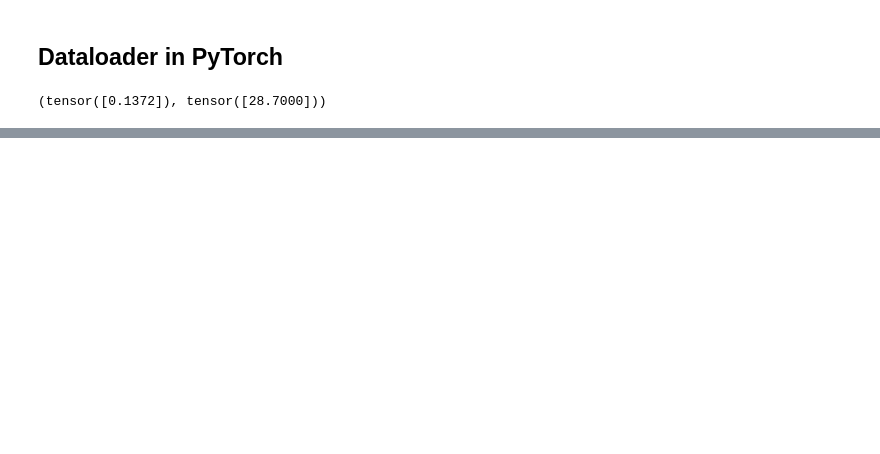
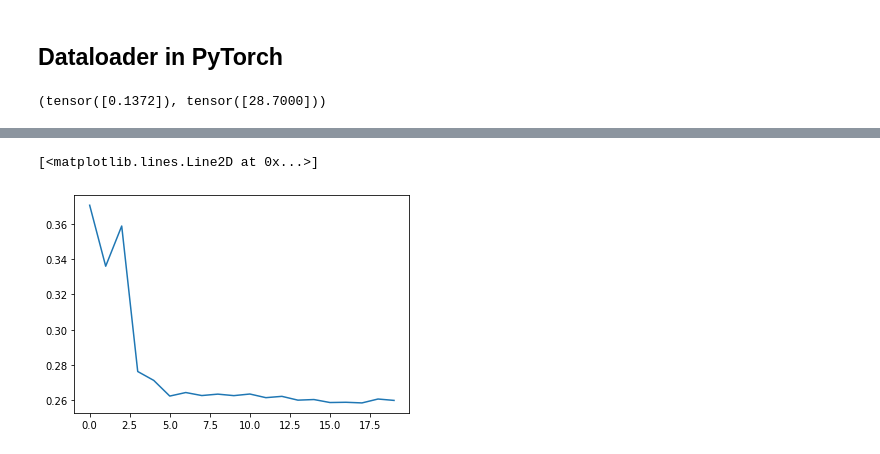
Before and after one commit to anton-selitskiy/NN_Tutorial, a Jupyter notebook: Tutorial1.ipynb, the cells around one changed output, grey strips where cells are left out. Saved outputs shown, nothing was run; the diff lists cells and outputs as text; code cells hidden in the pictures; blank space fills up the shorter version.

```diff
--- a/Tutorial1.ipynb
+++ b/Tutorial1.ipynb
@@ -386,0 +459,2 @@ plt.scatter(X[0, :], X[1,:], c=Y, s=40, cmap=plt.cm.Spectral);
+# %%
+dataloader2D = torch.utils.data.DataLoader(D2data, batch_size=4)
@@ -386,0 +463,18 @@ plt.scatter(X[0, :], X[1,:], c=Y, s=40, cmap=plt.cm.Spectral);
+# %%
+criterion2D = nn.BCELoss()
+# %%
+learning_rate = 0.1
+optimizer2D = torch.optim.Adam(model2D.parameters(), lr=learning_rate)
+# %%
+loss_track = []
+for epoch in range(20):
+    lossepoch = 0
+    for x_train, y_train in iter(dataloader2D):
+        outputs = model2D(x_train)
+        loss = criterion2D(outputs, y_train)
+        loss.backward()
+        optimizer2D.step()
+        optimizer2D.zero_grad()
+        lossepoch += loss.item()/x_train.shape[0]
+    print('epoc %d: loss %f'% (epoch+1, lossepoch))
+    loss_track.append(lossepoch)
@@ -386,0 +502,5 @@ plt.scatter(X[0, :], X[1,:], c=Y, s=40, cmap=plt.cm.Spectral);
+# %%
+plt.plot(loss_track)
+# %% [output]
+[<matplotlib.lines.Line2D at 0x...>]
+[figure, added]
```
Also changed, not shown: parts of 32 cells of this notebook.
